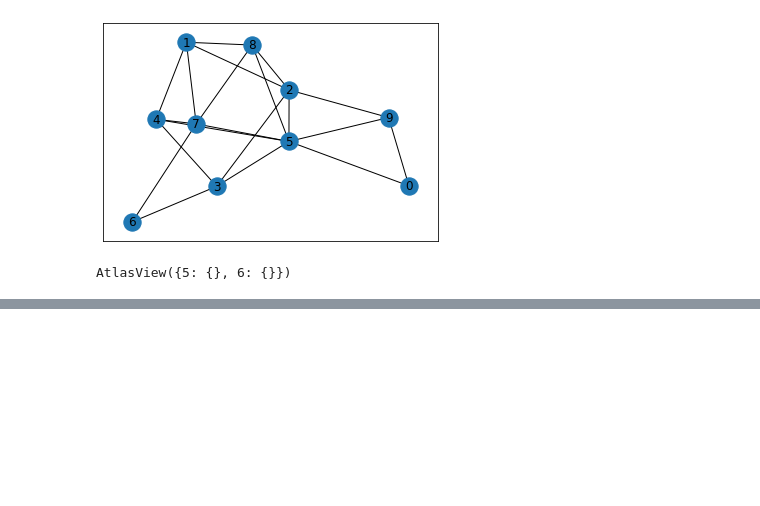
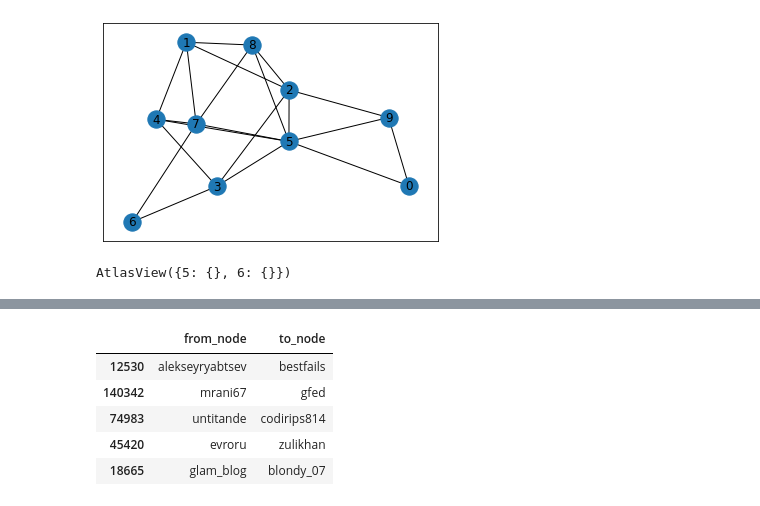
Before and after one commit to rogulforce/DPoCN, a Jupyter notebook: list_3/presentation.ipynb, the cells around one changed output, grey strips where cells are left out. Saved outputs shown, nothing was run; the diff lists cells and outputs as text; code cells hidden in the pictures; blank space fills up the shorter version.

```diff
--- a/list_3/presentation.ipynb
+++ b/list_3/presentation.ipynb
@@ -50,0 +68,10 @@ AtlasView({5: {}, 6: {}})
+# %%
+network_df = pd.read_csv('data/valerois_network_depth_2.csv')
+network_df.sample(5)
+# %% [output]
+|  | from_node | to_node |
+| 12530 | alekseyryabtsev | bestfails |
+| 140342 | mrani67 | gfed |
+| 74983 | untitande | codirips814 |
+| 45420 | evroru | zulikhan |
+| 18665 | glam_blog | blondy_07 |
```
Also changed, not shown: parts of 14 cells of this notebook, 4 other files.
